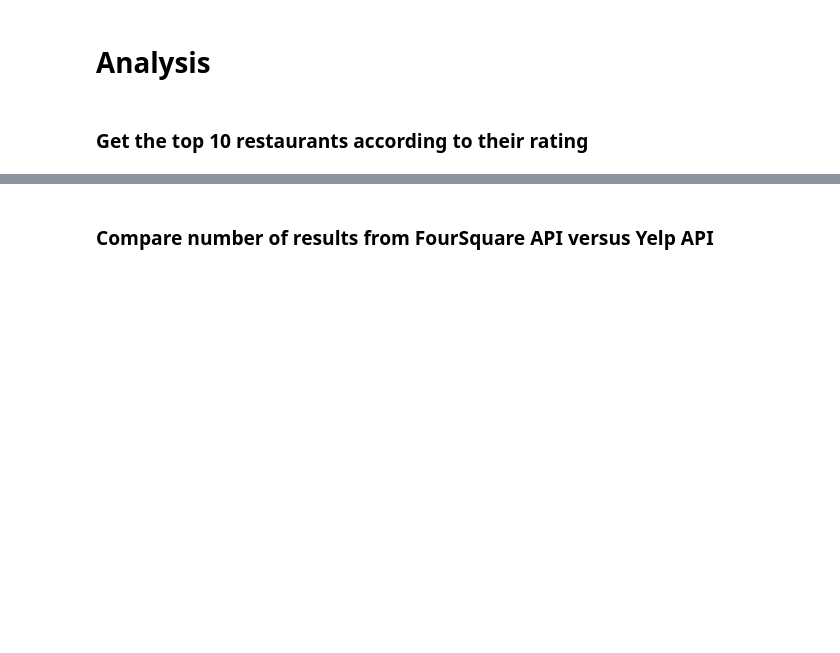
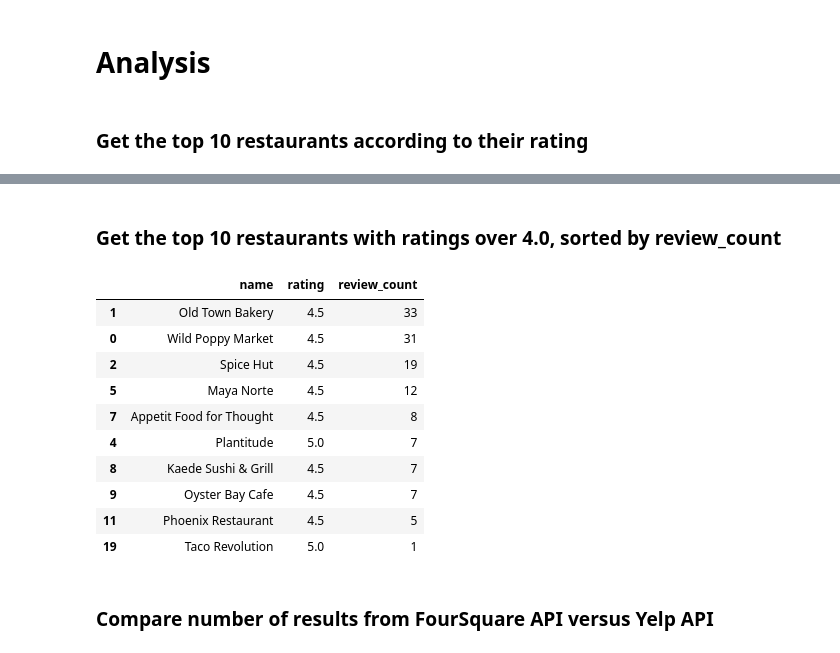
Before and after one commit to jess-moloney/mini-project-2, a Jupyter notebook: notebooks/EDA.ipynb, the cells around one changed output, grey strips where cells are left out. Drawn from its saved outputs; the diff is of its cells as text; code cells hidden in the pictures; blank space fills up the shorter version.

```diff
--- a/notebooks/EDA.ipynb
+++ b/notebooks/EDA.ipynb
@@ -808,2 +828,20 @@ top10
+# %% [markdown]
+### Get the top 10 restaurants with ratings over 4.0, sorted by review_count
+# %%
+filter_df = Yelp_df[Yelp_df['rating']>4.0]
+top10_over4 = filter_df[['name','rating', 'review_count']].sort_values(by='review_count', ascending = False).nlargest(10, 'review_count', keep='all')
+top10_over4
+# %% [output]
+|  | name | rating | review_count |
+| 1 | Old Town Bakery | 4.5 | 33 |
+| 0 | Wild Poppy Market | 4.5 | 31 |
+| 2 | Spice Hut | 4.5 | 19 |
+| 5 | Maya Norte | 4.5 | 12 |
+| 7 | Appetit Food for Thought | 4.5 | 8 |
+| 4 | Plantitude | 5.0 | 7 |
+| 8 | Kaede Sushi & Grill | 4.5 | 7 |
+| 9 | Oyster Bay Cafe | 4.5 | 7 |
+| 11 | Phoenix Restaurant | 4.5 | 5 |
+| 19 | Taco Revolution | 5.0 | 1 |
 # %% [markdown]
 ### Compare number of results from FourSquare API versus Yelp API
```
Also changed, not shown: parts of 16 cells of this notebook, 3 other files.
